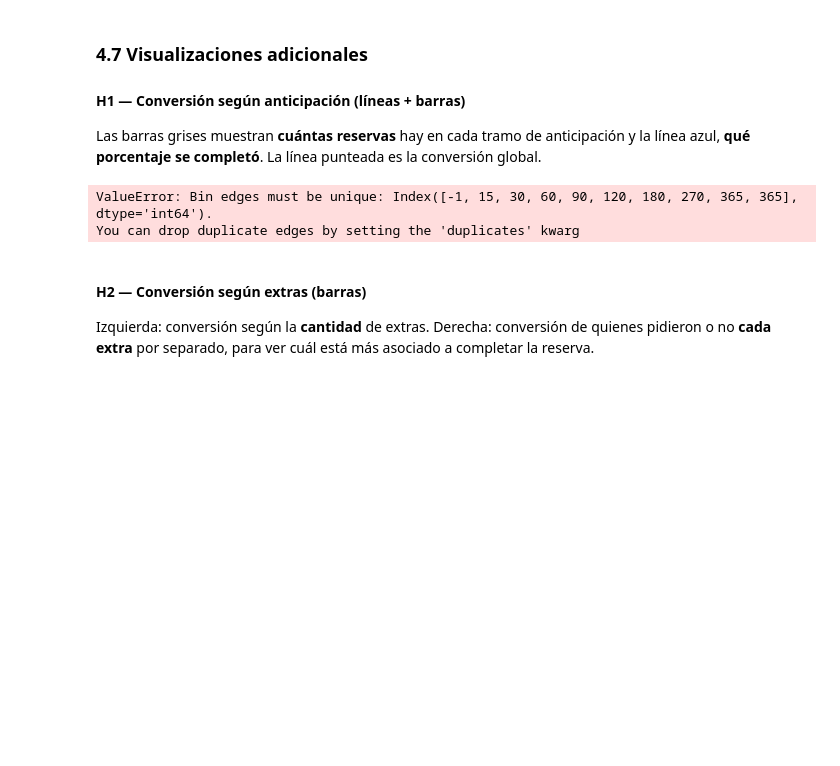
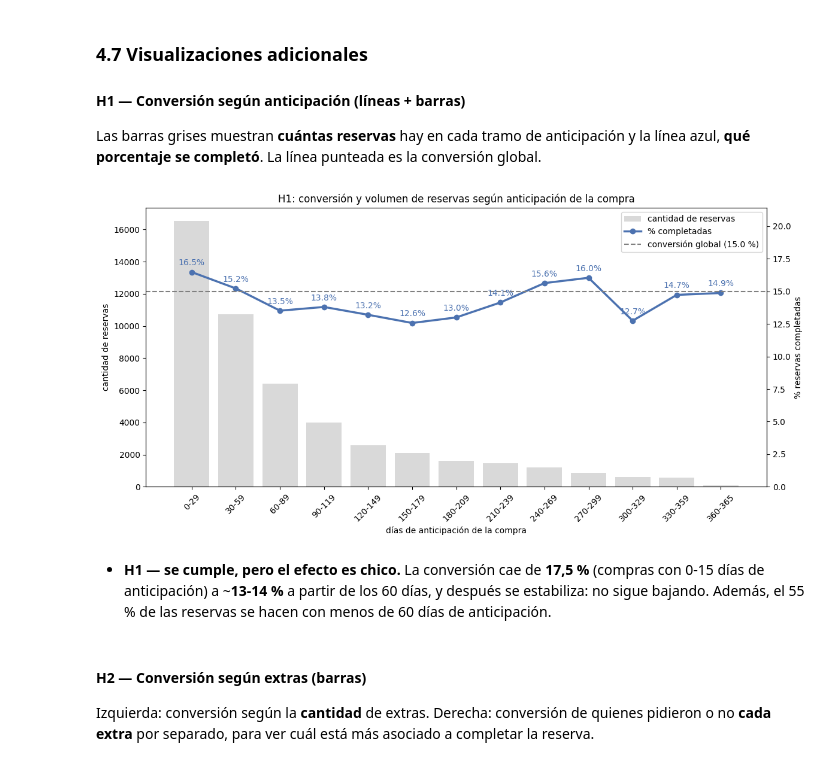
Before and after one commit to federicopintosr/diplomatura-tp-1, a Jupyter notebook: tp1/tp1.ipynb, the cells around one changed output. Cells and saved outputs as stored; diff of their text form; code cells hidden in the pictures; blank space fills up the shorter version.

```diff
--- a/tp1/tp1.ipynb
+++ b/tp1/tp1.ipynb
@@ -677,39 +695,46 @@ Las barras grises muestran **cuántas reservas** hay en cada tramo de anticipaci
 # %%
 conversion_global = df['booking_complete'].mean() * 100
 
-# Tramos de anticipación más finos al principio, donde se concentran las reservas
-grupos = [-1, 15, 30, 60, 90, 120, 180, 270, 365, df['purchase_lead'].max()]
-etiquetas = ['0-15', '16-30', '31-60', '61-90', '91-120', '121-180', '181-270', '271-365', '+365']
+PASO = 30  # ancho de cada tramo en días (probá también con 15)
+
+# Tramos de ancho fijo: 0-29, 30-59, ... El último llega solo hasta 365
+limite = df['purchase_lead'].max()  # 365 tras la limpieza
+grupos = list(range(-1, limite + PASO, PASO))
+etiquetas = [f'{lo + 1}-{min(lo + PASO, limite)}' for lo in grupos[:-1]]
 df['lead_tramo'] = pd.cut(df['purchase_lead'], bins=grupos, labels=etiquetas)
 por_tramo = df.groupby('lead_tramo', observed=True)['booking_complete'].agg(reservas='size', conversion='mean')
 por_tramo['conversion'] *= 100
 
 fig, ax1 = plt.subplots(figsize=(12, 6))
 
 # Eje izquierdo: volumen de reservas (barras)
 ax1.bar(por_tramo.index, por_tramo['reservas'], color='#d9d9d9', label='cantidad de reservas')
 ax1.set_xlabel('días de anticipación de la compra')
 ax1.set_ylabel('cantidad de reservas')
+ax1.tick_params(axis='x', rotation=45)
 
 # Eje derecho: conversión (línea)
 ax2 = ax1.twinx()
 ax2.plot(por_tramo.index, por_tramo['conversion'], marker='o', color='#4c72b0', linewidth=2.5, label='% completadas')
 ax2.axhline(conversion_global, color='gray', linestyle='--', label=f'conversión global ({conversion_global:.1f} %)')
 for x, y in zip(por_tramo.index, por_tramo['conversion']):
     ax2.annotate(f'{y:.1f}%', (x, y), xytext=(0, 8), textcoords='offset points', ha='center', color='#4c72b0')
 ax2.set_ylabel('% reservas completadas')
 ax2.set_ylim(0, por_tramo['conversion'].max() * 1.3)
 
 # Una sola leyenda para los dos ejes
 lineas = ax1.get_legend_handles_labels()[0] + ax2.get_legend_handles_labels()[0]
 textos = ax1.get_legend_handles_labels()[1] + ax2.get_legend_handles_labels()[1]
 ax1.legend(lineas, textos, loc='upper right')
 plt.title('H1: conversión y volumen de reservas según anticipación de la compra')
 plt.tight_layout()
 plt.show()
 # %% [output]
-ValueError: Bin edges must be unique: Index([-1, 15, 30, 60, 90, 120, 180, 270, 365, 365], dtype='int64').
-You can drop duplicate edges by setting the 'duplicates' kwarg
+[figure, added]
+# %% [markdown]
+- **H1 — se cumple, pero el efecto es chico.** La conversión cae de **17,5 %** (compras con 0-15 días de
+  anticipación) a ~**13-14 %** a partir de los 60 días, y después se estabiliza: no sigue bajando.
+  Además, el 55 % de las reservas se hacen con menos de 60 días de anticipación.
 # %% [markdown]
 #### H2 — Conversión según extras (barras)
 Izquierda: conversión según la **cantidad** de extras. Derecha: conversión de quienes pidieron o no
```
Also changed, not shown: parts of 12 cells of this notebook.
